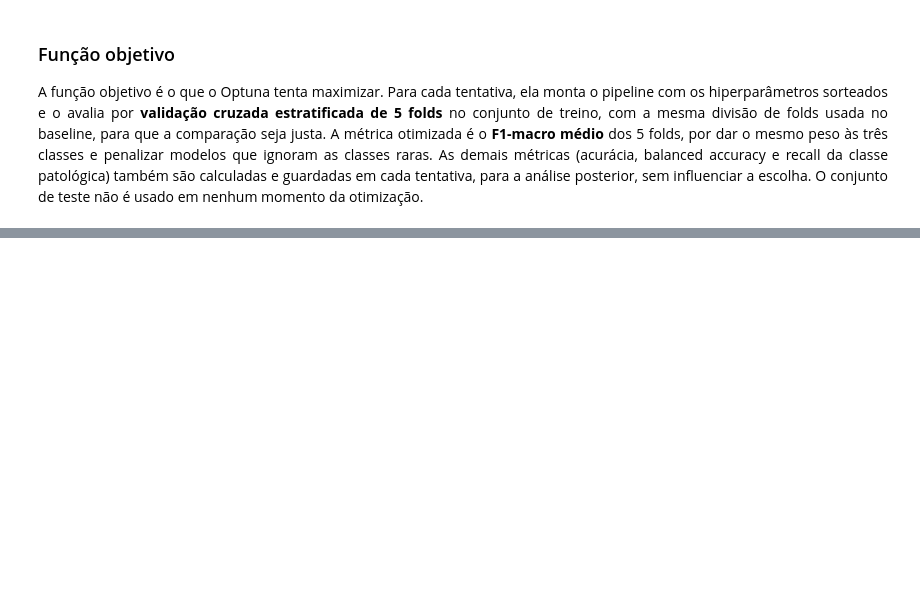
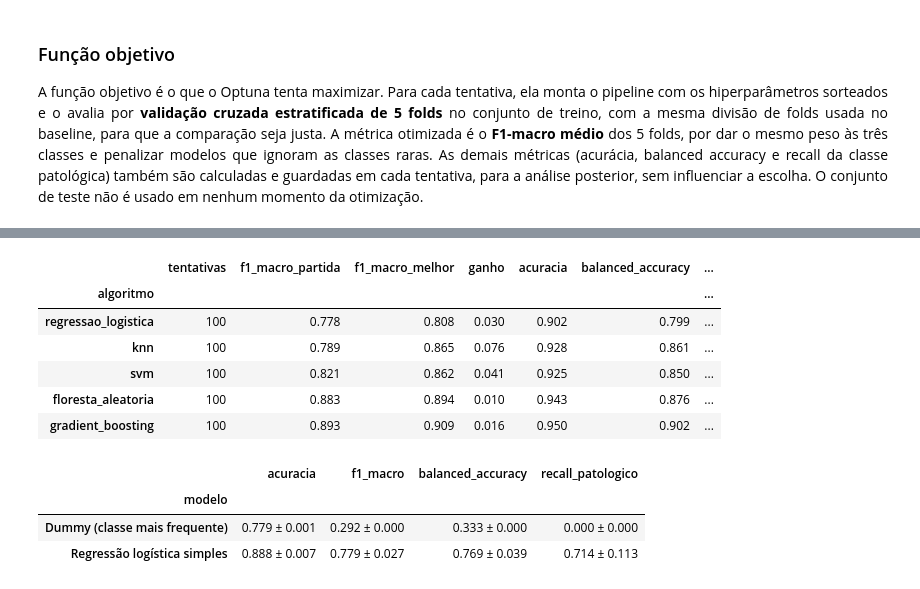
Before and after one commit to isalemecruz/tiamat, a Jupyter notebook: Untitled.ipynb, the cells around one changed output, grey strips where cells are left out. Saved outputs shown, nothing was run; the diff lists cells and outputs as text; code cells hidden in the pictures; blank space fills up the shorter version.

```diff
--- a/Untitled.ipynb
+++ b/Untitled.ipynb
@@ -980,0 +1089,2 @@ def funcao_objetivo(trial, algoritmo, X, y):
+# %%
+estudos["svm"] = otimiza("svm")
@@ -980,0 +1093,2 @@ def funcao_objetivo(trial, algoritmo, X, y):
+# %%
+estudos["floresta_aleatoria"] = otimiza("floresta_aleatoria")
@@ -980,0 +1097,2 @@ def funcao_objetivo(trial, algoritmo, X, y):
+# %%
+estudos["gradient_boosting"] = otimiza("gradient_boosting")
@@ -980,0 +1123,33 @@ def funcao_objetivo(trial, algoritmo, X, y):
+# %%
+linhas = []
+for algoritmo, estudo in estudos.items():
+    melhor = estudo.best_trial
+    partida = estudo.trials[0]
+    linhas.append({
+        "algoritmo": algoritmo,
+        "tentativas": len(estudo.trials),
+        "f1_macro_partida": round(partida.value, 3),
+        "f1_macro_melhor": round(melhor.value, 3),
+        "ganho": round(melhor.value - partida.value, 3),
+        "acuracia": round(melhor.user_attrs["acuracia"], 3),
+        "balanced_accuracy": round(melhor.user_attrs["balanced_accuracy"], 3),
+        "recall_patologico": round(melhor.user_attrs["recall_patologico"], 3),
+    })
+
+resultados_otimizacao = pd.DataFrame(linhas).set_index("algoritmo")
+resultados_otimizacao
+# %% [output]
+|  | tentativas | f1_macro_partida | f1_macro_melhor | ganho | acuracia | balanced_accuracy | ... |
+| algoritmo |  |  |  |  |  |  | ... |
+| regressao_logistica | 100 | 0.778 | 0.808 | 0.030 | 0.902 | 0.799 | ... |
+| knn | 100 | 0.789 | 0.865 | 0.076 | 0.928 | 0.861 | ... |
+| svm | 100 | 0.821 | 0.862 | 0.041 | 0.925 | 0.850 | ... |
+| floresta_aleatoria | 100 | 0.883 | 0.894 | 0.010 | 0.943 | 0.876 | ... |
+| gradient_boosting | 100 | 0.893 | 0.909 | 0.016 | 0.950 | 0.902 | ... |
+# %%
+resultados_baseline
+# %% [output]
+|  | acuracia | f1_macro | balanced_accuracy | recall_patologico |
+| modelo |  |  |  |  |
+| Dummy (classe mais frequente) | 0.779 ± 0.001 | 0.292 ± 0.000 | 0.333 ± 0.000 | 0.000 ± 0.000 |
+| Regressão logística simples | 0.888 ± 0.007 | 0.779 ± 0.027 | 0.769 ± 0.039 | 0.714 ± 0.113 |
```
Also changed, not shown: parts of 38 cells of this notebook, 6 other files.
